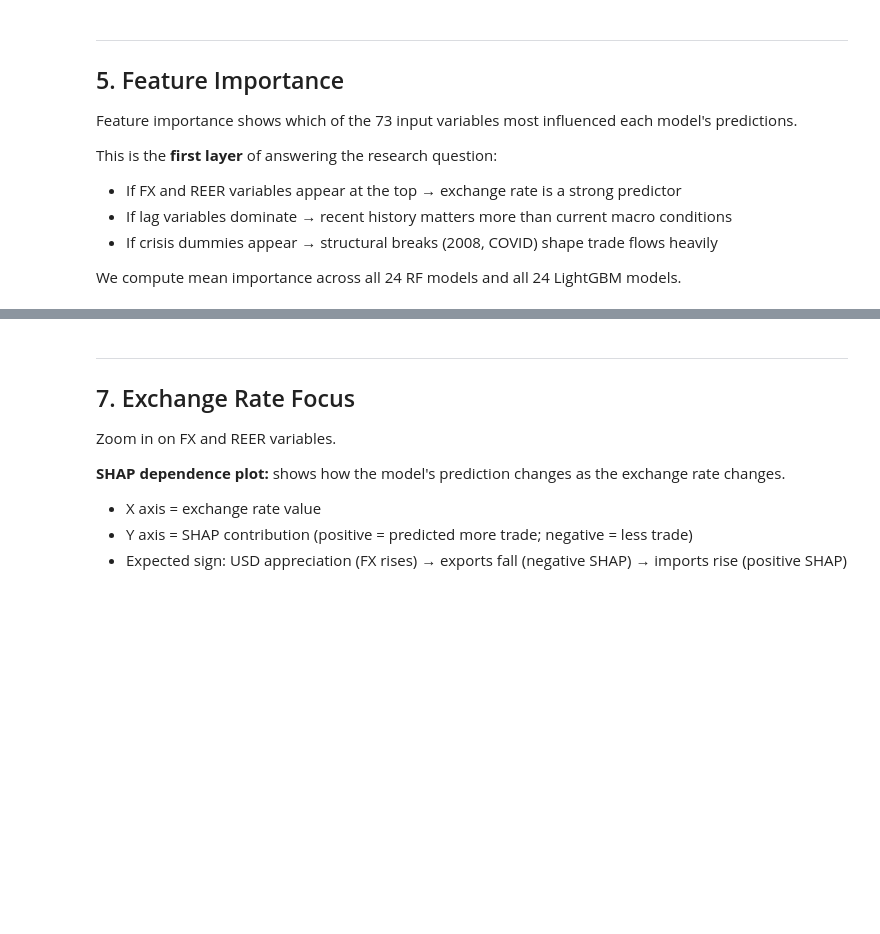
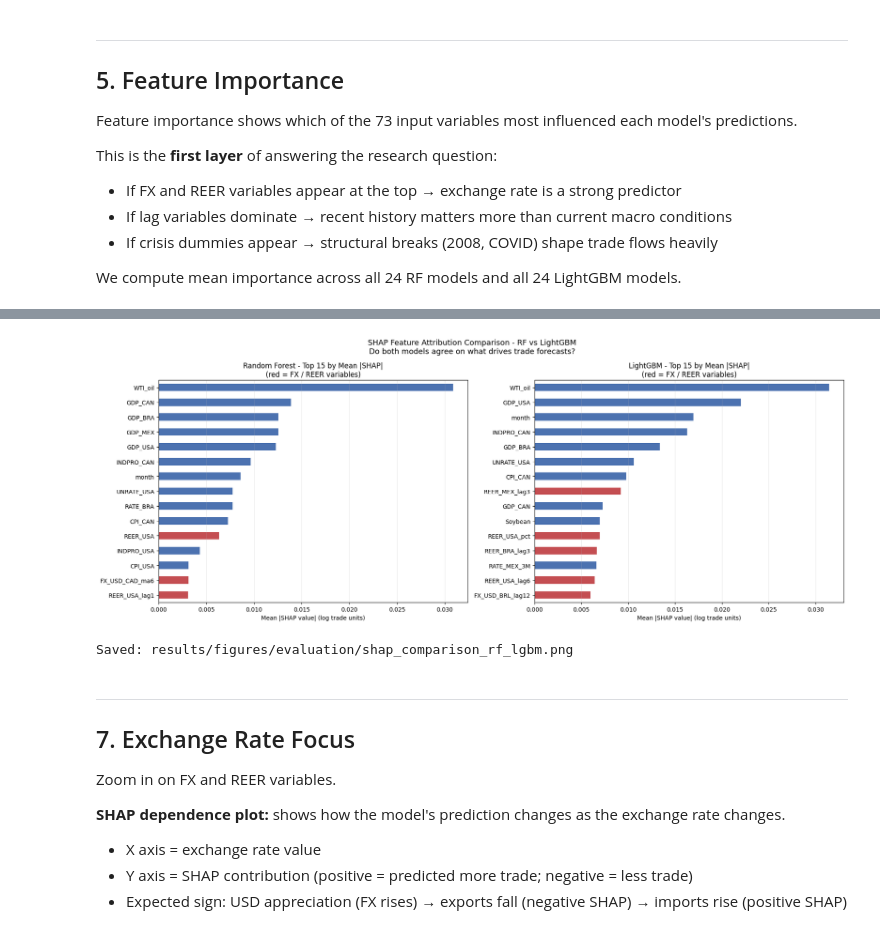
Before and after one commit to franciscorigon/ustradeforecasting, a Jupyter notebook: notebooks/05_evaluation.ipynb, the cells around one changed output, grey strips where cells are left out. Cells and saved outputs as stored; diff of their text form; code cells hidden in the pictures; blank space fills up the shorter version.

```diff
--- a/notebooks/05_evaluation.ipynb
+++ b/notebooks/05_evaluation.ipynb
@@ -648,3 +840,35 @@ print('Saved: results/figures/evaluation/shap_rf_summary.png')
+# %%
+# --- Mean |SHAP| per feature: RF vs LightGBM side by side ---
+# Key comparison: do both models agree on which variables matter most?
+def mean_abs_shap(shap_dict, X_dict):
+    all_s = np.vstack([shap_dict[(iso, t)] for iso in PARTNERS for t in TARGETS])
+    all_X = pd.concat([X_dict[(iso, t)] for iso in PARTNERS for t in TARGETS])
+    return pd.Series(np.abs(all_s).mean(axis=0), index=all_X.columns).sort_values(ascending=False)
+
+rf_shap_mean   = mean_abs_shap(shap_rf_values, shap_rf_X_test)
+lgbm_shap_mean = mean_abs_shap(shap_lgbm_values, shap_lgbm_X_test)
+
+fig, axes = plt.subplots(1, 2, figsize=(18, 7))
+for ax, shap_mean, title in zip(
+        axes,
+        [rf_shap_mean.head(15), lgbm_shap_mean.head(15)],
+        ['Random Forest', 'LightGBM']):
+    colors = ['#C44E52' if any(fx in c for fx in FX_COLS + REER_COLS) else '#4C72B0'
+              for c in shap_mean.index]
+    shap_mean[::-1].plot(kind='barh', ax=ax, color=colors[::-1])
+    ax.set_title(f'{title} - Top 15 by Mean |SHAP|\n(red = FX / REER variables)', fontsize=12)
+    ax.set_xlabel('Mean |SHAP value| (log trade units)')
+    ax.grid(alpha=0.3, axis='x')
+
+plt.suptitle('SHAP Feature Attribution Comparison - RF vs LightGBM\n'
+             'Do both models agree on what drives trade forecasts?', fontsize=13)
+plt.tight_layout()
+plt.savefig(FIGS / 'shap_comparison_rf_lgbm.png', dpi=150, bbox_inches='tight')
+plt.show()
+print('Saved: results/figures/evaluation/shap_comparison_rf_lgbm.png')
+# %% [output]
+[figure, added]
+Saved: results/figures/evaluation/shap_comparison_rf_lgbm.png
 # %% [markdown]
 ---
 ## 7. Exchange Rate Focus
```
Also changed, not shown: parts of 25 cells of this notebook, 10 other files.
